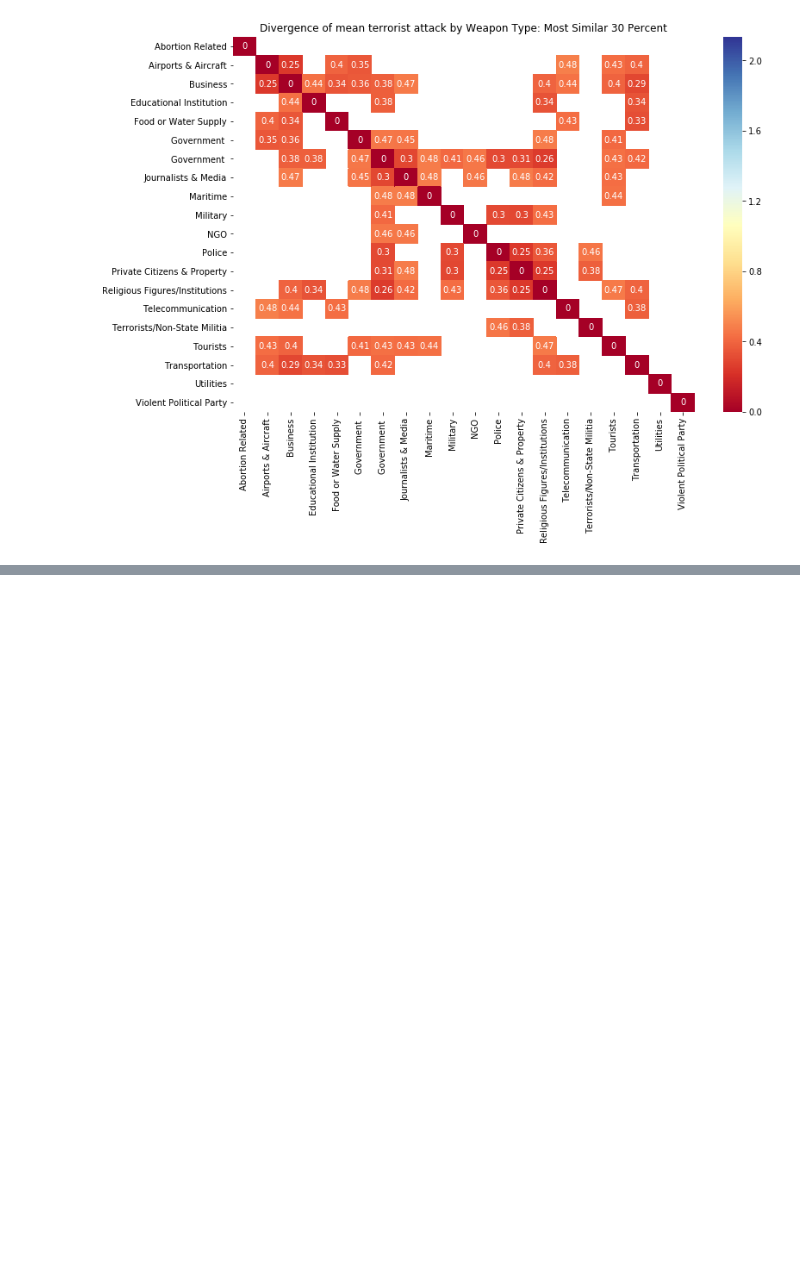
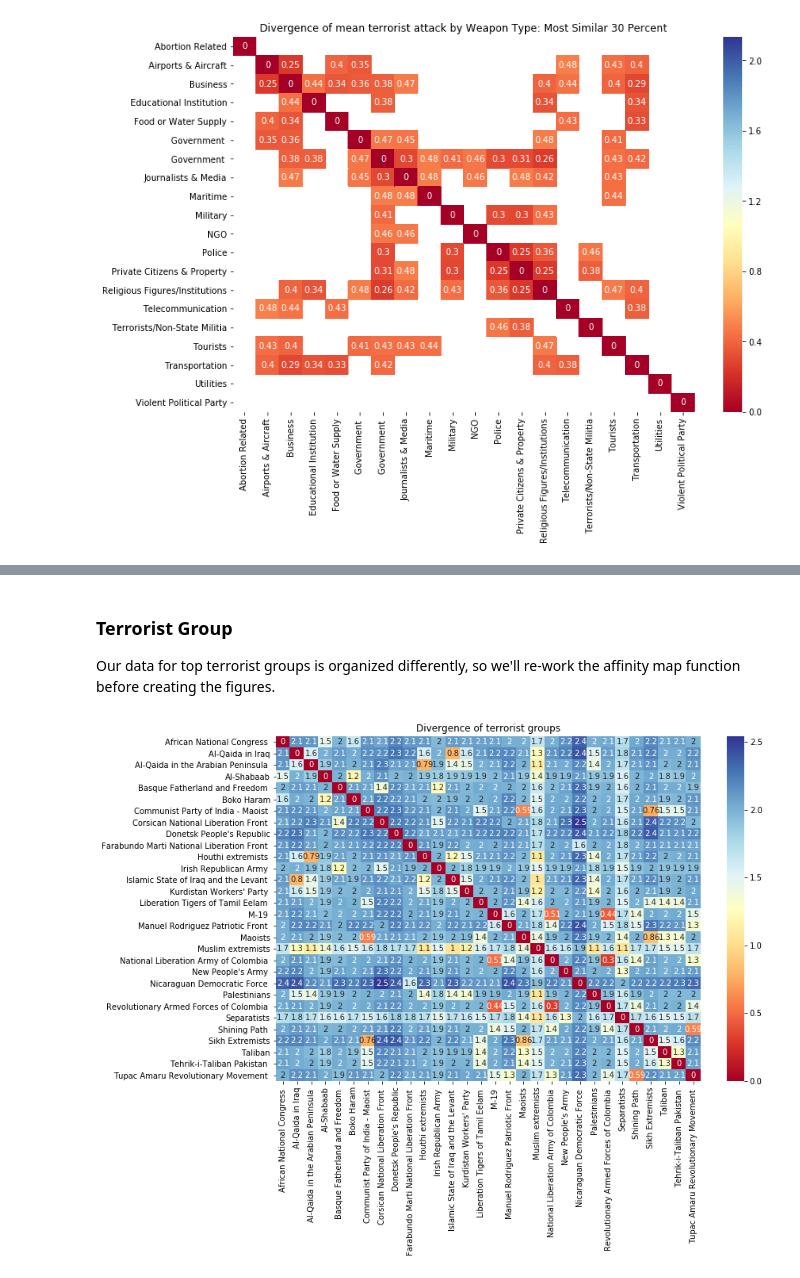
Before and after one commit to jacobakh/ML4CT, a Jupyter notebook: counter_terrorism_nb2.ipynb, the cells around one changed output, grey strips where cells are left out. Cells and saved outputs as stored; diff of their text form; code cells hidden in the pictures; blank space fills up the shorter version.

```diff
--- a/counter_terrorism_nb2.ipynb
+++ b/counter_terrorism_nb2.ipynb
@@ -175,9 +150,0 @@ l2 = ['unknown']
-# %%
-arr1 = np.random.randn(10, 5)
-arr2 = np.random.randn(10, 5)
-distances = cdist(arr1, arr2)
-np_cutoff = np.percentile(distances, q=30)
-distances > np_cutoff
-dist_df = pd.DataFrame(distances)
-cutoff = dist_df.quantile(q=0.3)
-dist_df > cutoff
@@ -226,0 +178,39 @@ sns.heatmap(distances, mask=distances > np_cutoff)
+# %% [markdown]
+### Terrorist Group
+
+Our data for top terrorist groups is organized differently, so we'll re-work the affinity map function before creating the figures.
+# %%
+group_names = [tuple[0] for tuple in top_terror_groups]
+# %%
+def plot_terrorist_similarity(group_names, colormap='RdYlBu', percentile_cutoff = 20):
+    trait_labels = [label for label in dummies.columns.values if 'gname' in label]
+    #remove 'unknown' and 'other' categories
+    trait_labels = [label for label in trait_labels if label not in ['gname' + 'Unknown', 'gname' + 'Other']]
+    trait_labels = [label for label in trait_labels if label.replace('gname_', '') in group_names]
+
+    #calculate means for each category
+    means = []
+    for label in trait_labels:
+        means.append(np.mean(dummies[dummies[label] == 1]).drop(index=trait_labels))
+
+    #calculate distances and cutoff
+    distances = cdist(means, means)
+    cutoff = np.percentile(distances, q=percentile_cutoff)
+
+    #initialize the figure and make plot labels
+    plt.figure(figsize=(12, 8))
+    plot_labels = [label.replace('gname_', '') for label in trait_labels]
+    plot_labels = [label.split('(')[0] for label in plot_labels]
+
+    #plot the heatmap
+    mask_df = pd.DataFrame(distances > cutoff)
+    sns.heatmap(distances, cmap=colormap, xticklabels=plot_labels,
+                yticklabels=plot_labels, annot=True, mask=mask_df)
+    title_txt = 'Divergence of terrorist groups'
+    if int(percentile_cutoff) != 100:
+        title_txt += ': Most Similar {} Percent'.format(int(percentile_cutoff))
+    plt.title(title_txt)
+# %%
+plot_terrorist_similarity(group_names, percentile_cutoff=100)
+# %% [output]
+[figure, added]
```
Also changed, not shown: parts of 25 cells of this notebook.
